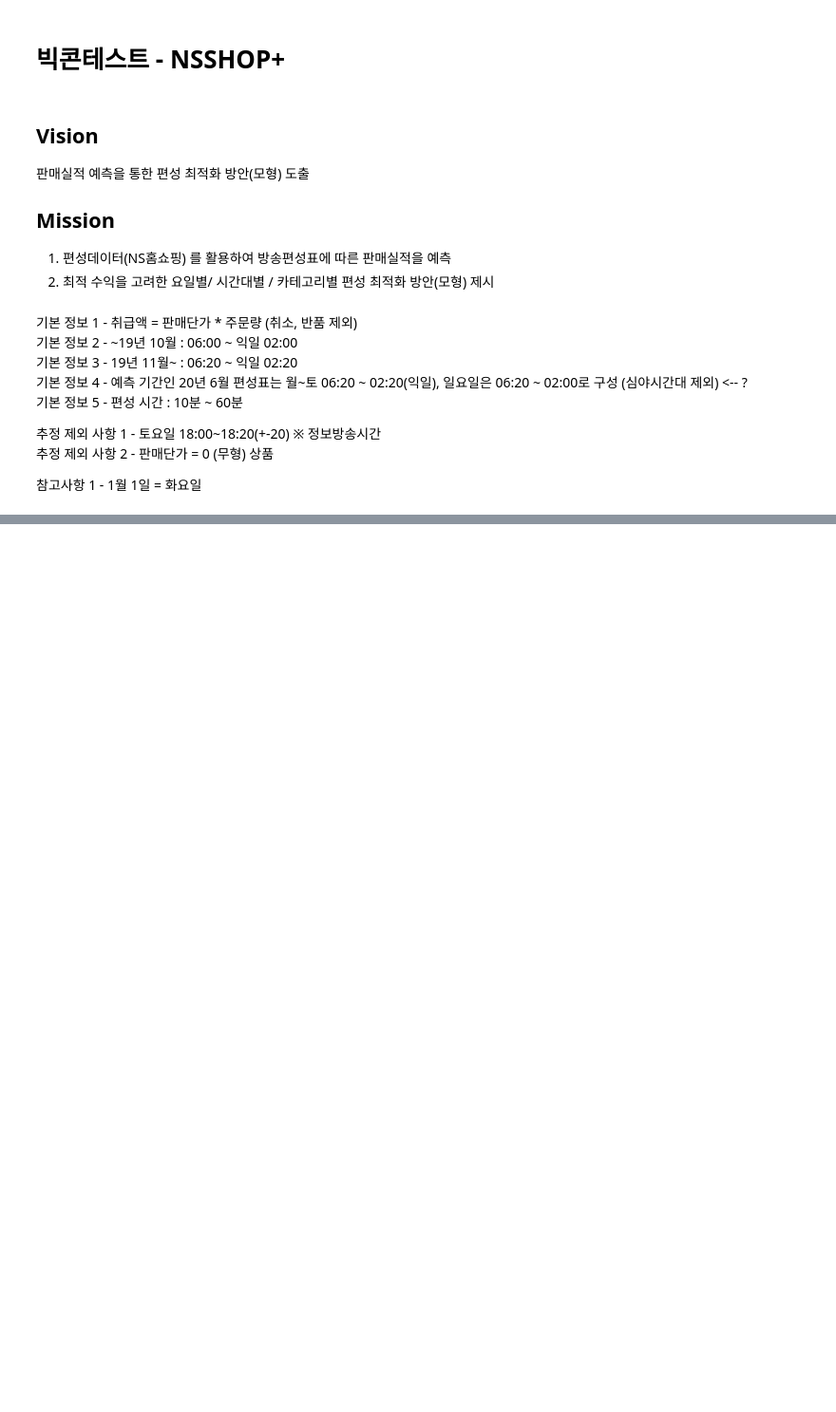
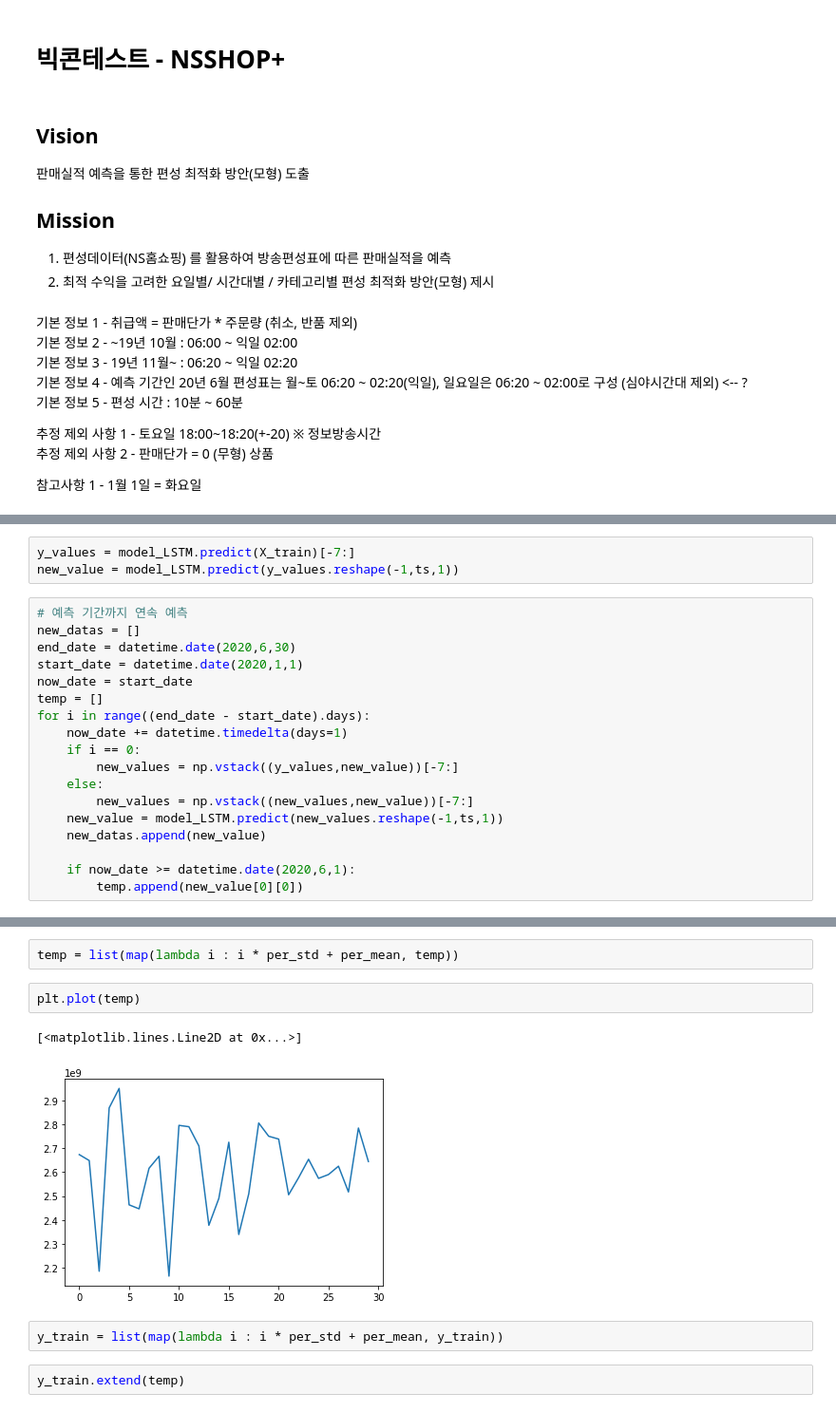
Before and after one commit to devsosin/big_contest, a Jupyter notebook: NSSHOP+.ipynb, the cells around one changed output, grey strips where cells are left out. Shown at 95% size. Cells and saved outputs as stored; diff of their text form; blank space fills up the shorter version.

```diff
--- a/NSSHOP+.ipynb
+++ b/NSSHOP+.ipynb
@@ -45,0 +141,21 @@ temp
+# %%
+y_values = model_LSTM.predict(X_train)[-7:]
+new_value = model_LSTM.predict(y_values.reshape(-1,ts,1))
+# %%
+# 예측 기간까지 연속 예측
+new_datas = []
+end_date = datetime.date(2020,6,30)
+start_date = datetime.date(2020,1,1)
+now_date = start_date
+temp = []
+for i in range((end_date - start_date).days):
+    now_date += datetime.timedelta(days=1)
+    if i == 0:
+        new_values = np.vstack((y_values,new_value))[-7:]
+    else:
+        new_values = np.vstack((new_values,new_value))[-7:]
+    new_value = model_LSTM.predict(new_values.reshape(-1,ts,1))
+    new_datas.append(new_value)
+
+    if now_date >= datetime.date(2020,6,1):
+        temp.append(new_value[0][0])
@@ -45,0 +180,11 @@ temp
+# %%
+temp = list(map(lambda i : i * per_std + per_mean, temp))
+# %%
+plt.plot(temp)
+# %% [output]
+[<matplotlib.lines.Line2D at 0x...>]
+[figure, added]
+# %%
+y_train = list(map(lambda i : i * per_std + per_mean, y_train))
+# %%
+y_train.extend(temp)
```
Also changed, not shown: parts of 40 cells of this notebook, 9 other files.
